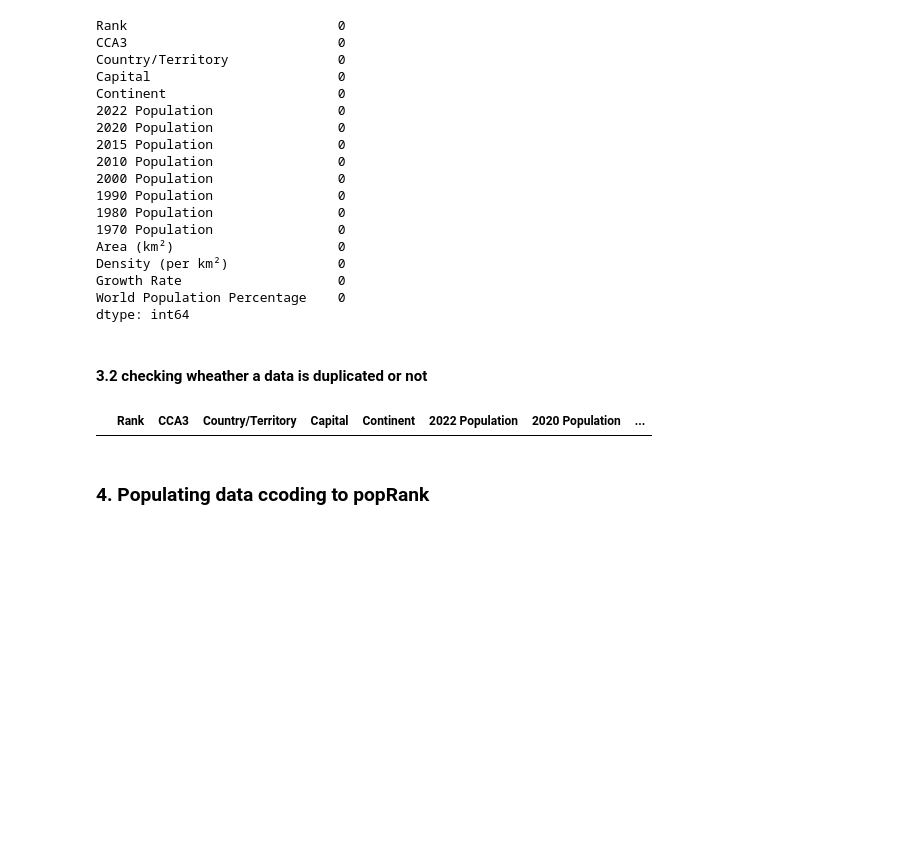
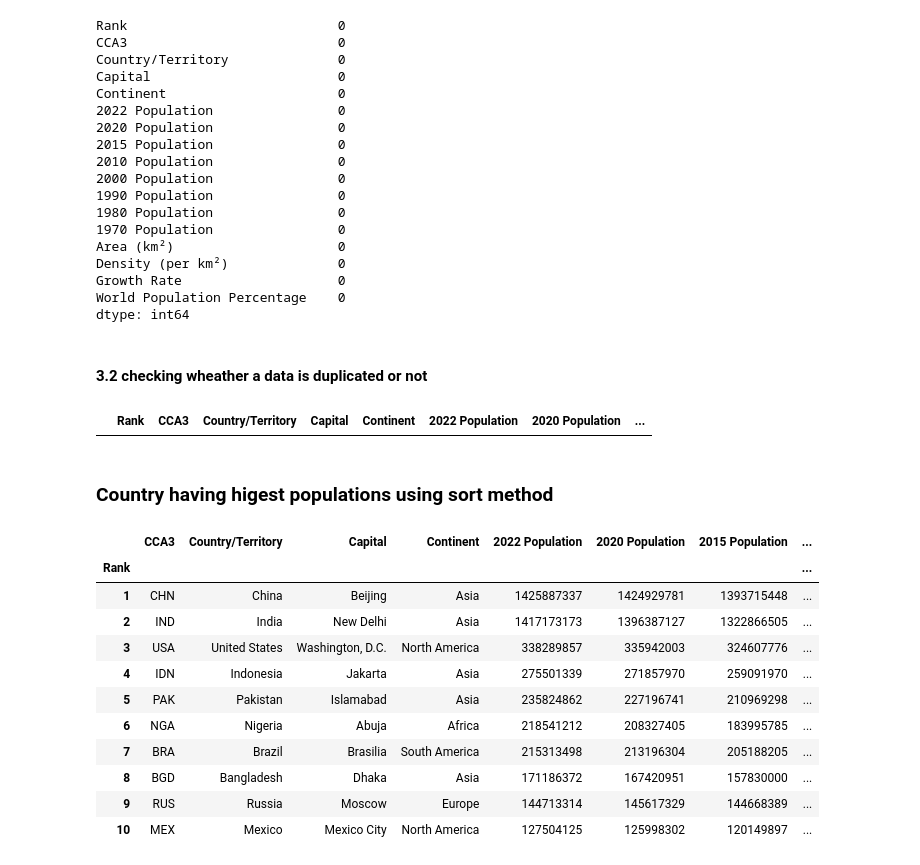
Before and after one commit to pradeepkhadka505/Skilearn-MachineLearning, a Jupyter notebook: Pandas_DataAnalysis/2022-World-Pouplation-DataAnalysis.ipynb, the cells around one changed output. Cells and saved outputs as stored; diff of their text form; code cells hidden in the pictures; blank space fills up the shorter version.

```diff
--- a/Pandas_DataAnalysis/2022-World-Pouplation-DataAnalysis.ipynb
+++ b/Pandas_DataAnalysis/2022-World-Pouplation-DataAnalysis.ipynb
@@ -122,5 +136,20 @@ dtype: int64
 world_pop[world_pop.duplicated()]  #No data duplication is found
 # %% [output]
 |  | Rank | CCA3 | Country/Territory | Capital | Continent | 2022 Population | 2020 Population | ... |
-# %% [markdown]
-### 4. Populating data ccoding to popRank
+# %% [markdown]
+### Country having higest populations using sort method
+# %%
+world_pop.sort_values(by='World Population Percentage', ascending=False).head(10)
+# %% [output]
+|  | CCA3 | Country/Territory | Capital | Continent | 2022 Population | 2020 Population | 2015 Population | ... |
+| Rank |  |  |  |  |  |  |  | ... |
+| 1 | CHN | China | Beijing | Asia | 1425887337 | 1424929781 | 1393715448 | ... |
+| 2 | IND | India | New Delhi | Asia | 1417173173 | 1396387127 | 1322866505 | ... |
+| 3 | USA | United States | Washington, D.C. | North America | 338289857 | 335942003 | 324607776 | ... |
+| 4 | IDN | Indonesia | Jakarta | Asia | 275501339 | 271857970 | 259091970 | ... |
+| 5 | PAK | Pakistan | Islamabad | Asia | 235824862 | 227196741 | 210969298 | ... |
+| 6 | NGA | Nigeria | Abuja | Africa | 218541212 | 208327405 | 183995785 | ... |
+| 7 | BRA | Brazil | Brasilia | South America | 215313498 | 213196304 | 205188205 | ... |
+| 8 | BGD | Bangladesh | Dhaka | Asia | 171186372 | 167420951 | 157830000 | ... |
+| 9 | RUS | Russia | Moscow | Europe | 144713314 | 145617329 | 144668389 | ... |
+| 10 | MEX | Mexico | Mexico City | North America | 127504125 | 125998302 | 120149897 | ... |
```
Also changed, not shown: parts of 8 cells of this notebook.
